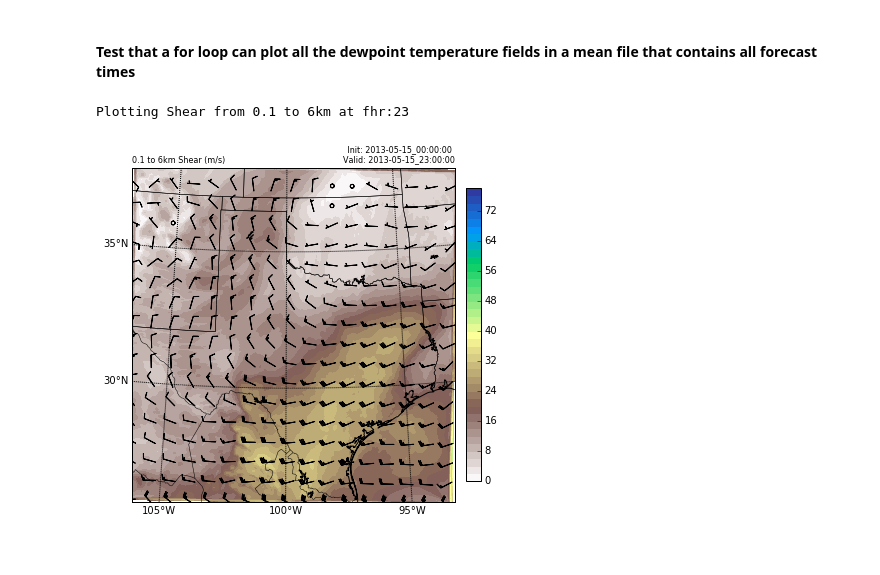
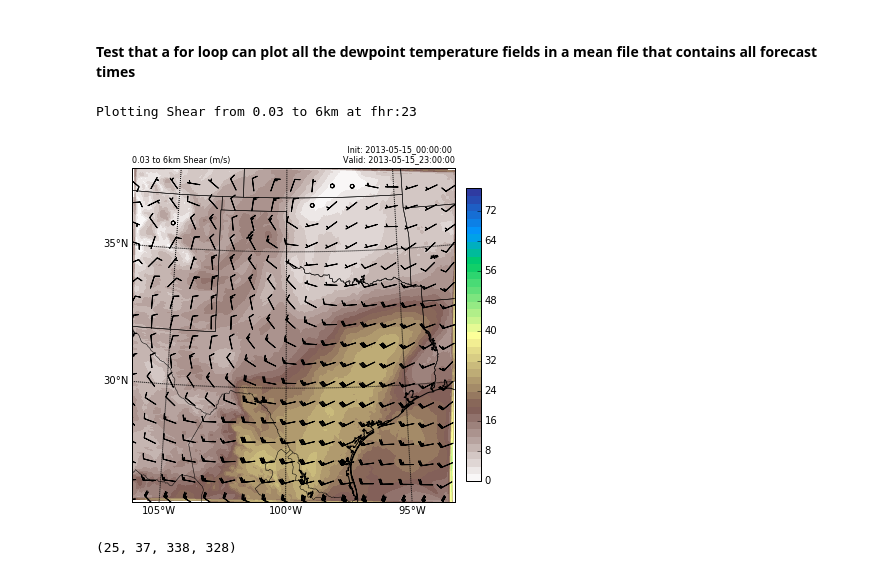
Before and after one commit to ahill818/wrfclass, a Jupyter notebook: wrfclass_test.ipynb, the cells around one changed output. Cells and saved outputs as stored; diff of their text form; code cells hidden in the pictures.

```diff
--- a/wrfclass_test.ipynb
+++ b/wrfclass_test.ipynb
@@ -1040,9 +1040,9 @@ for all_times in np.arange(0,wrfob.times):
 # %%
 wrfob.plot_precipitable_water(time=1)
 # %%
-wrfob.plot_shear(0.1,6,time=23)
+wrfob.plot_shear(0.03,6,time=23)
 # %% [output]
-Plotting Shear from 0.1 to 6km at fhr:23
+Plotting Shear from 0.03 to 6km at fhr:23
-[figure, old version]
+[figure, new version]
 # %%
 wrfob.plot_surface(time=0)
@@ -1048,0 +1081,4 @@ wrfob.plot_surface(time=0)
+# %%
+prof.
+# %% [output]
+(25, 37, 338, 328)
```
Also changed, not shown: parts of 7 cells of this notebook.
